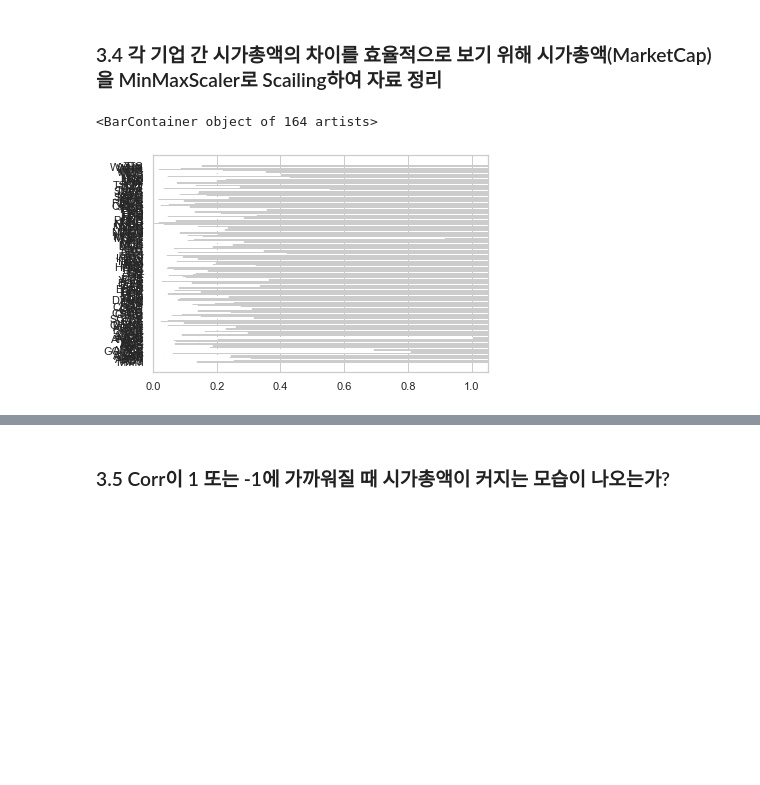
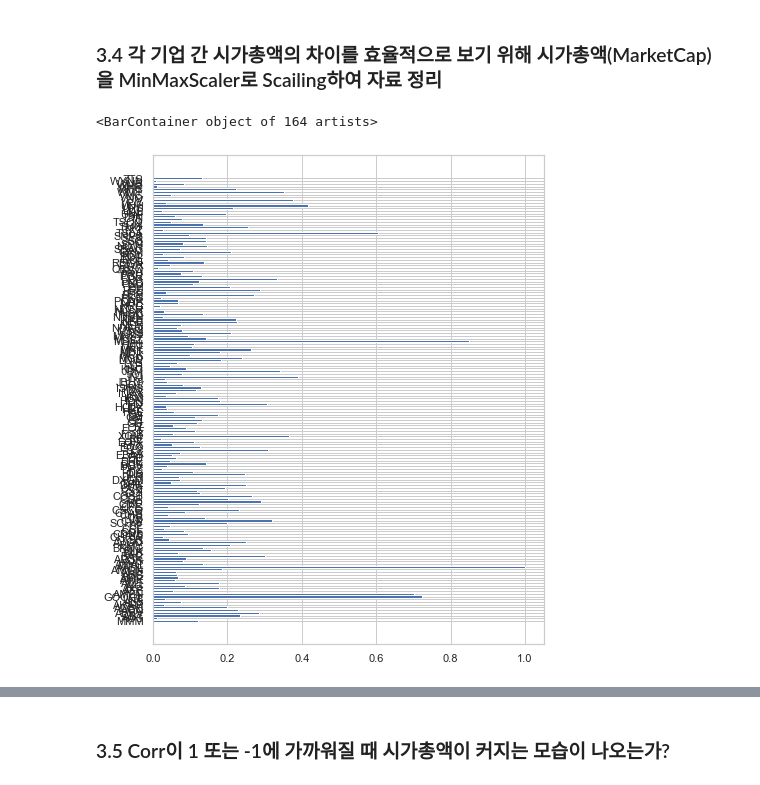
Before and after one commit to wechsley/ESG-Project, a Jupyter notebook: S&P 500 기업 목록 대상으로 한 Total ESG risk ratings와 주가 간의 상관관계 분석(2022.07 2차).ipynb, the cells around one changed output, grey strips where cells are left out. Drawn from its saved outputs; the diff is of its cells as text; code cells hidden in the pictures; blank space fills up the shorter version.

```diff
--- a/S&P 500 기업 목록 대상으로 한 Total ESG risk ratings와 주가 간의 상관관계 분석(2022.07 2차).ipynb
+++ b/S&P 500 기업 목록 대상으로 한 Total ESG risk ratings와 주가 간의 상관관계 분석(2022.07 2차).ipynb
@@ -252,6 +252,8 @@ total_details_df
 total_details_df.to_csv('./total_details_df(AdjClose)_20220712')
 # %% [markdown]
 ### 2.5 전체 기업의 상관계수를 bar plot으로 나열해보는 작업
+# %%
+total_details_df = pd.read_csv('./total_details_df(AdjClose)_20220712', index_col=0)
 # %%
 total_bar_df = total_details_df.sort_values(by='Corr', ascending=False).reset_index(drop=True)
 total_bar_df
@@ -508,8 +517,9 @@ ct = ColumnTransformer([
     ], remainder='passthrough')
 ct_dataframe = pd.DataFrame(ct.fit_transform(marketData_df), columns=['Marketcap','Rooted','Logged','Symbol'])
 # %%
+plt.figure(figsize=(7,9))
 plt.barh(ct_dataframe['Symbol'],ct_dataframe['Rooted'])
 # %% [output]
 <BarContainer object of 164 artists>
-[figure, old version]
+[figure, new version]
 # %%
```
Also changed, not shown: parts of 9 cells of this notebook.
